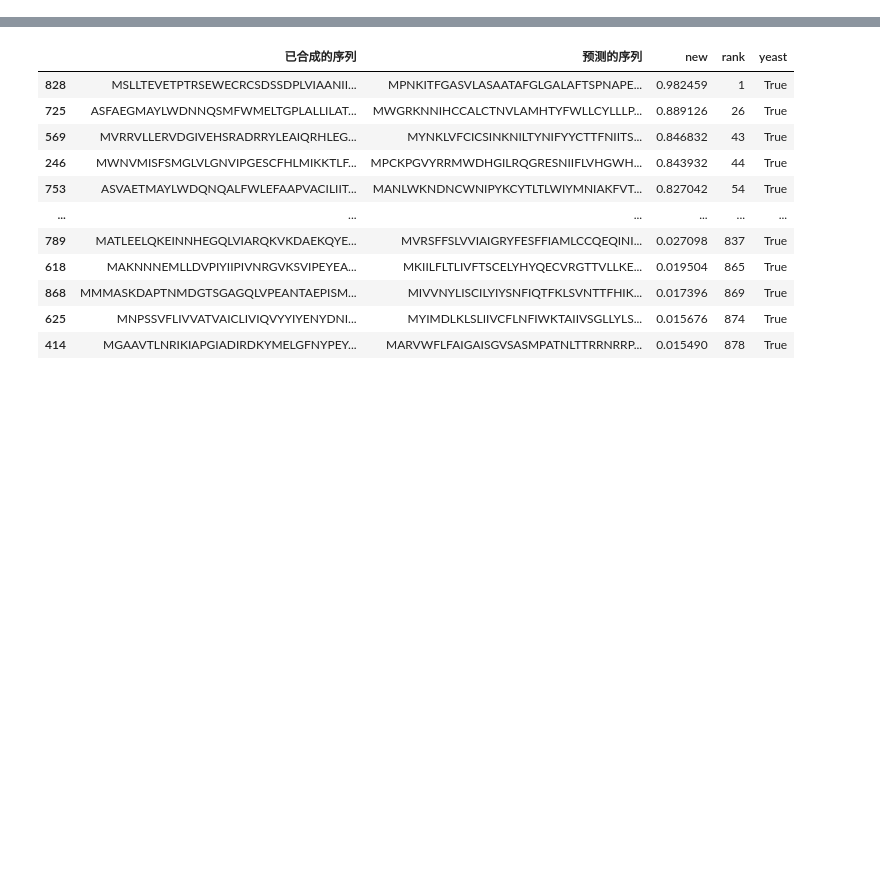
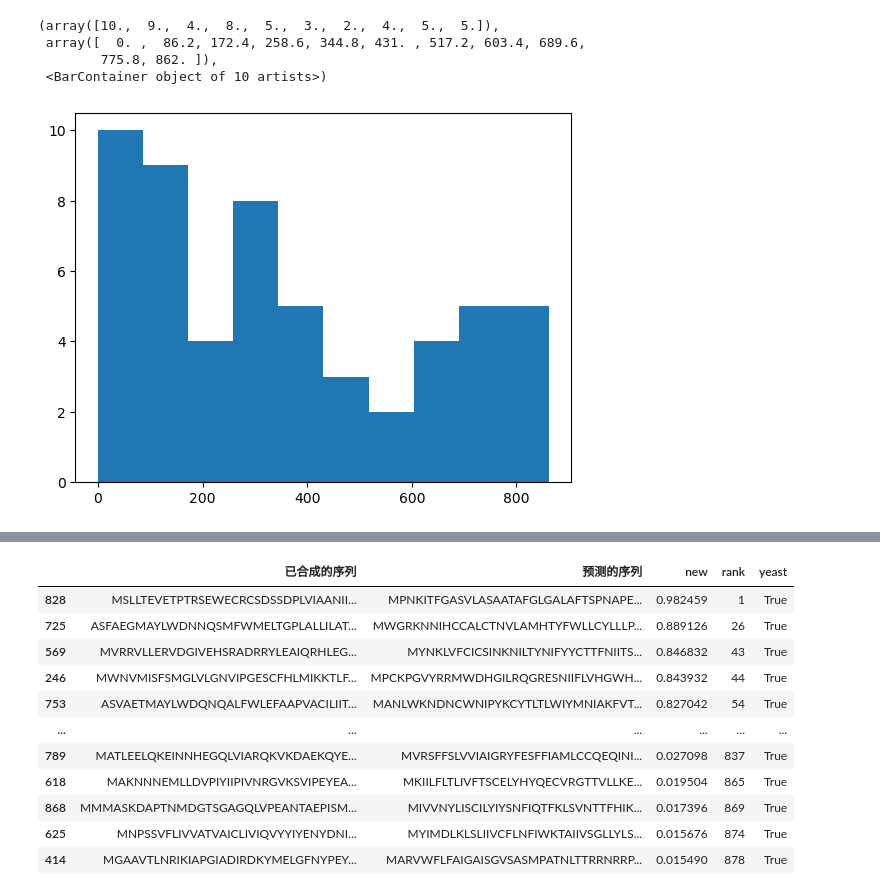
Before and after one commit to tyfei0216/ionChannel, a Jupyter notebook: test.ipynb, the cells around one changed output, grey strips where cells are left out. Cells and saved outputs as stored; diff of their text form; code cells hidden in the pictures; blank space fills up the shorter version.

```diff
--- a/test.ipynb
+++ b/test.ipynb
@@ -17,0 +103,9 @@ a = np.loadtxt("/data2/tyfei/trainresults/ionChannels/ESMC/noLora/test885_epoch=
+# %%
+df[df["is_yeast"]]["rank"]
+plt.hist(df[df["is_yeast"]]["rank"])
+# %% [output]
+(array([10.,  9.,  4.,  8.,  5.,  3.,  2.,  4.,  5.,  5.]),
+ array([  0. ,  86.2, 172.4, 258.6, 344.8, 431. , 517.2, 603.4, 689.6,
+        775.8, 862. ]),
+ <BarContainer object of 10 artists>)
+[figure, added]
```
Also changed, not shown: parts of 22 cells of this notebook, 8 other files.
